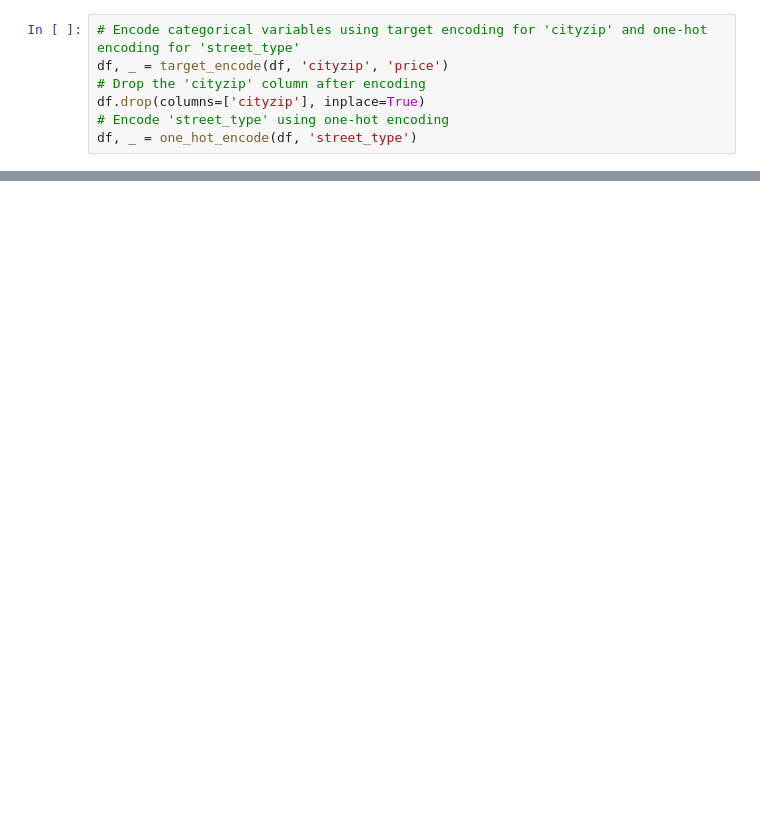
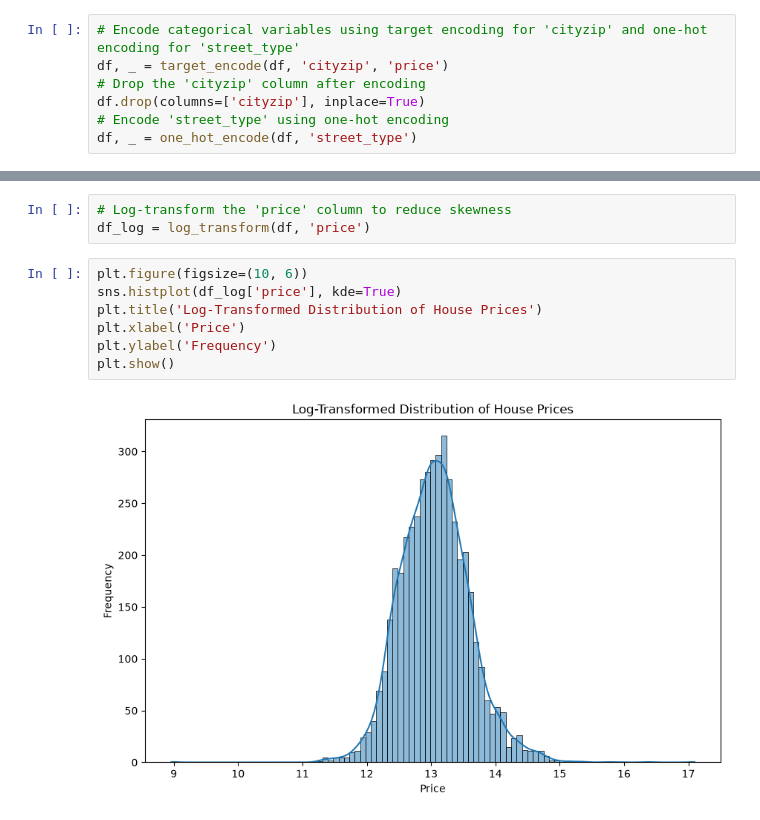
Before and after one commit to mortonki/House-prices, a Jupyter notebook: housing_eda.ipynb, the cells around one changed output, grey strips where cells are left out. Drawn from its saved outputs; the diff is of its cells as text; blank space fills up the shorter version.

```diff
--- a/housing_eda.ipynb
+++ b/housing_eda.ipynb
@@ -253,3 +273,15 @@ df, _ = one_hot_encode(df, 'street_type')
+# %%
+# Log-transform the 'price' column to reduce skewness
+df_log = log_transform(df, 'price')
+# %%
+plt.figure(figsize=(10, 6))
+sns.histplot(df_log['price'], kde=True)
+plt.title('Log-Transformed Distribution of House Prices')
+plt.xlabel('Price')
+plt.ylabel('Frequency')
+plt.show()
+# %% [output]
+[figure, added]
 # %%
 # Correlation Analysis
 # Select numerical columns for correlation
```
Also changed, not shown: parts of 16 cells of this notebook, 1 other file.
